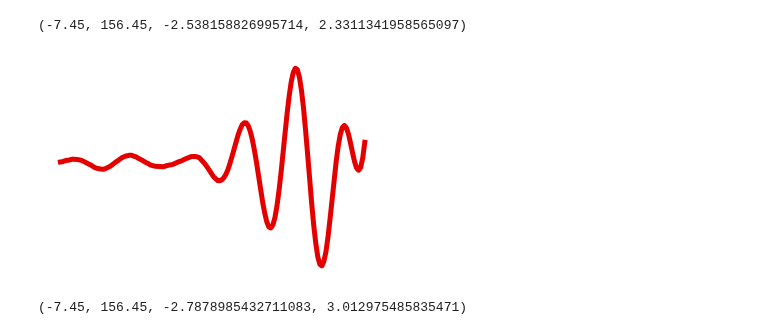
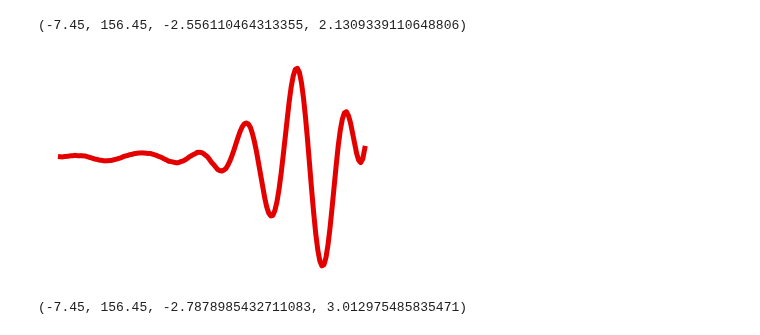
Before and after one commit to BruntonUWBio/structured-random-features, a Jupyter notebook: notebooks/reports/x16.0-bp-paper-fig1-network.ipynb, the cells around one changed output. Cells and saved outputs as stored; diff of their text form; code cells hidden in the pictures.

```diff
--- a/notebooks/reports/x16.0-bp-paper-fig1-network.ipynb
+++ b/notebooks/reports/x16.0-bp-paper-fig1-network.ipynb
@@ -13,16 +13,16 @@ from src.data.load_dataset import generate_frequency_XOR, load_mnist
 data_dir = path.abspath(path.join(getcwd(), '../../'))
 # %%
 # generate sensilla weights
-omega_a, omega_b, gamma = 3, 8, 6
-W = sensilla_weights(20, 150, omega_a, omega_b, gamma, seed=20)
+omega_a, omega_b, gamma = 30, 80, 0.02
+W = sensilla_weights(20, 150, 1500, 0.1,omega_a, omega_b, gamma, seed=20)
 
 fig = plt.figure()
 plt.plot(W[7], lw=5, c='#e50000')
 plt.axis('off')
 # plt.savefig(data_dir + '/reports/figures/paper_figs/figure_1/sensilla_weights.pdf', dpi=300, transparent=True)
 # %% [output]
-(-7.45, 156.45, -2.538158826995714, 2.3311341958565097)
+(-7.45, 156.45, -2.556110464313355, 2.1309339110648806)
-[figure, old version]
+[figure, new version]
 # %%
 # generate classical sensilla weights
 W = classical_weights(20, 150, seed=20)
```
Also changed, not shown: parts of 3 cells of this notebook.
